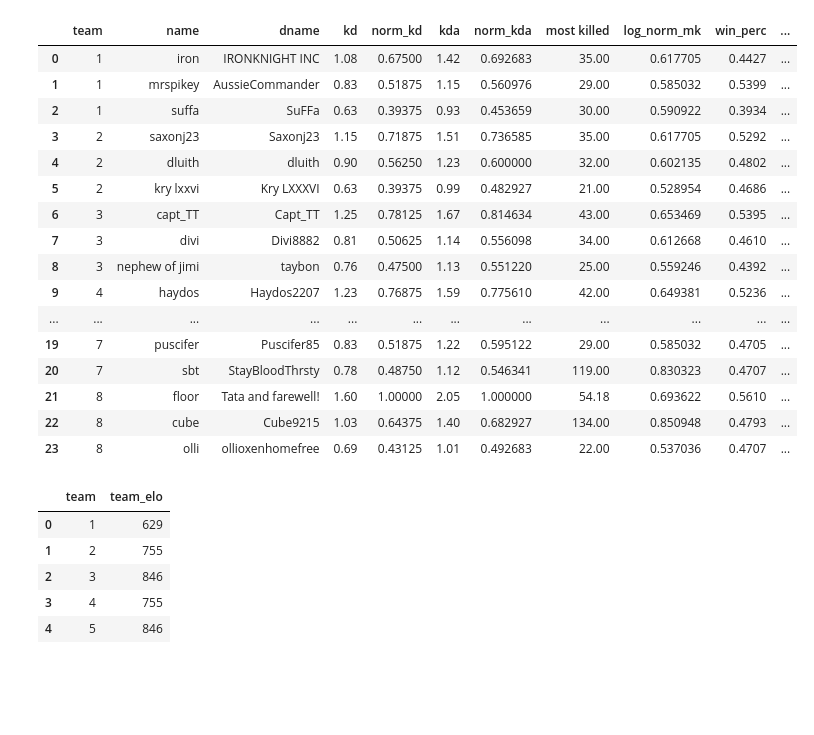
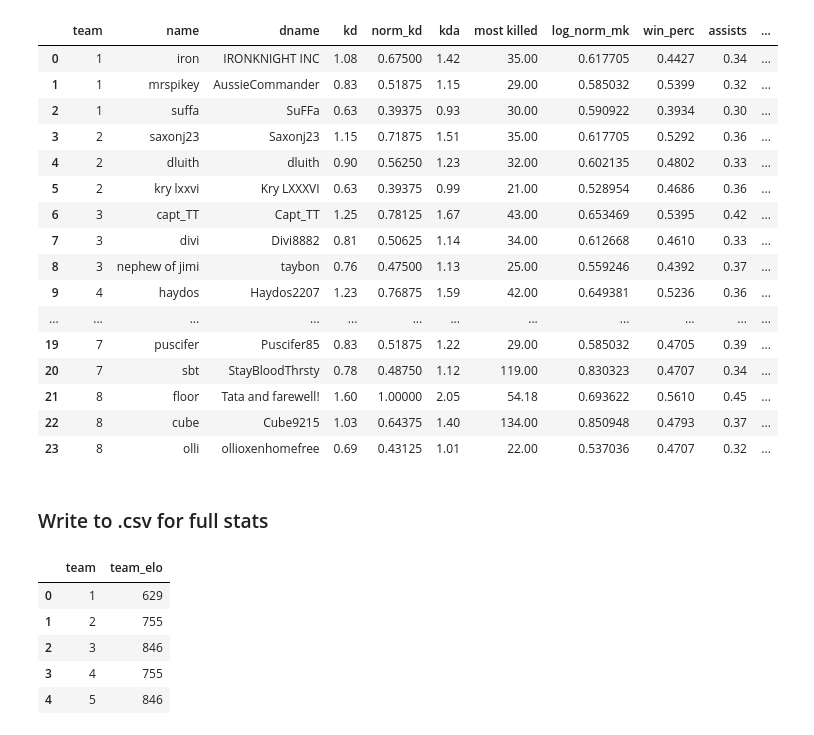
Before and after one commit to SethDKelly/asylum_pvp, a Jupyter notebook: tourny1/tourny1_elo.ipynb, the cells around one changed output. Saved outputs shown, nothing was run; the diff lists cells and outputs as text; code cells hidden in the pictures; blank space fills up the shorter version.

```diff
--- a/tourny1/tourny1_elo.ipynb
+++ b/tourny1/tourny1_elo.ipynb
@@ -2,7 +4,9 @@
 import pandas as pd
 import numpy as np
 # %%
-initial = pd.read_csv("base_stats.csv").rename({'nomr_combined':'norm_combined'},axis=1)
+initial = (pd.read_csv("base_stats.csv")
+             .rename({'nomr_combined':'norm_combined'},
+                     axis=1))
 # %%
 initial.info()
 # %% [output]
@@ -51,41 +54,63 @@ initial.head()
 # %%
+"""
+Ratings/elo mapping based on normalized combined score averages
+"""
+
 bins = [1.0,.99,.9,.8,.7,.6,.5,.4,.3,.2,.01,0.0,np.NINF]
 ratings = [800,677,366,240,149,72,0,-72,-142,-240,-366,-677]
 bins.sort()
 ratings.sort()
-initial['elo'] = pd.cut(initial.norm_combined.values,bins=bins,labels=ratings
+initial['elo'] = pd.cut(initial.norm_combined.values,
+                        bins=bins,
+                        labels=ratings
                   ).astype(int)
 # %%
-quantiles = sorted(initial.norm_combined.quantile([1,.75,.5,.25,0]).values)
+"""
+K Factor for updating ELO
+* Based on where you fall within the normalized combined ratings
+* 4 different k-values for within the quantiles
+* top 25% : 20, 75-50% : 15, 50-25% : 10, 25% below : 5
+"""
+
+quantiles = initial.norm_combined.quantile([0.0,.25,.5,.55,1.0]).values
 quantiles[0]=np.NINF
 k_value = [5,10,15,20]
-initial['k'] = pd.cut(initial.norm_combined.values,bins=quantiles,labels=k_value
+initial['k'] = pd.cut(initial.norm_combined.values,
+                      bins=quantiles,
+                      labels=k_value
                 ).astype(int)
 # %%
-df = initial.merge(initial.groupby('team').agg({"elo":'sum'}
-                                              ).reset_index().rename({'elo':'team_elo'},
-                                                                     axis=1),
-                   on='team',
-                   how='left')
+"""
+Add the team elo calculation back into the initial data set and view
+"""
+df = (initial.merge(initial.groupby('team')
+                           .agg({"elo":'sum'})
+                           .reset_index()
+                           .rename({'elo':'team_elo'},
+                                   axis=1),
+                    on='team',
+                    how='left'))
 df.head(24)
 # %% [output]
-|  | team | name | dname | kd | norm_kd | kda | norm_kda | most killed | log_norm_mk | win_perc | ... |
-| 0 | 1 | iron | IRONKNIGHT INC | 1.08 | 0.67500 | 1.42 | 0.692683 | 35.00 | 0.617705 | 0.4427 | ... |
-| 1 | 1 | mrspikey | AussieCommander | 0.83 | 0.51875 | 1.15 | 0.560976 | 29.00 | 0.585032 | 0.5399 | ... |
-| 2 | 1 | suffa | SuFFa | 0.63 | 0.39375 | 0.93 | 0.453659 | 30.00 | 0.590922 | 0.3934 | ... |
-| 3 | 2 | saxonj23 | Saxonj23 | 1.15 | 0.71875 | 1.51 | 0.736585 | 35.00 | 0.617705 | 0.5292 | ... |
-| 4 | 2 | dluith | dluith | 0.90 | 0.56250 | 1.23 | 0.600000 | 32.00 | 0.602135 | 0.4802 | ... |
-| 5 | 2 | kry lxxvi | Kry LXXXVI | 0.63 | 0.39375 | 0.99 | 0.482927 | 21.00 | 0.528954 | 0.4686 | ... |
-| 6 | 3 | capt_TT | Capt_TT | 1.25 | 0.78125 | 1.67 | 0.814634 | 43.00 | 0.653469 | 0.5395 | ... |
-| 7 | 3 | divi | Divi8882 | 0.81 | 0.50625 | 1.14 | 0.556098 | 34.00 | 0.612668 | 0.4610 | ... |
-| 8 | 3 | nephew of jimi | taybon | 0.76 | 0.47500 | 1.13 | 0.551220 | 25.00 | 0.559246 | 0.4392 | ... |
-| 9 | 4 | haydos | Haydos2207 | 1.23 | 0.76875 | 1.59 | 0.775610 | 42.00 | 0.649381 | 0.5236 | ... |
+|  | team | name | dname | kd | norm_kd | kda | most killed | log_norm_mk | win_perc | assists | ... |
+| 0 | 1 | iron | IRONKNIGHT INC | 1.08 | 0.67500 | 1.42 | 35.00 | 0.617705 | 0.4427 | 0.34 | ... |
+| 1 | 1 | mrspikey | AussieCommander | 0.83 | 0.51875 | 1.15 | 29.00 | 0.585032 | 0.5399 | 0.32 | ... |
+| 2 | 1 | suffa | SuFFa | 0.63 | 0.39375 | 0.93 | 30.00 | 0.590922 | 0.3934 | 0.30 | ... |
+| 3 | 2 | saxonj23 | Saxonj23 | 1.15 | 0.71875 | 1.51 | 35.00 | 0.617705 | 0.5292 | 0.36 | ... |
+| 4 | 2 | dluith | dluith | 0.90 | 0.56250 | 1.23 | 32.00 | 0.602135 | 0.4802 | 0.33 | ... |
+| 5 | 2 | kry lxxvi | Kry LXXXVI | 0.63 | 0.39375 | 0.99 | 21.00 | 0.528954 | 0.4686 | 0.36 | ... |
+| 6 | 3 | capt_TT | Capt_TT | 1.25 | 0.78125 | 1.67 | 43.00 | 0.653469 | 0.5395 | 0.42 | ... |
+| 7 | 3 | divi | Divi8882 | 0.81 | 0.50625 | 1.14 | 34.00 | 0.612668 | 0.4610 | 0.33 | ... |
+| 8 | 3 | nephew of jimi | taybon | 0.76 | 0.47500 | 1.13 | 25.00 | 0.559246 | 0.4392 | 0.37 | ... |
+| 9 | 4 | haydos | Haydos2207 | 1.23 | 0.76875 | 1.59 | 42.00 | 0.649381 | 0.5236 | 0.36 | ... |
 | ... | ... | ... | ... | ... | ... | ... | ... | ... | ... | ... | ... |
-| 19 | 7 | puscifer | Puscifer85 | 0.83 | 0.51875 | 1.22 | 0.595122 | 29.00 | 0.585032 | 0.4705 | ... |
-| 20 | 7 | sbt | StayBloodThrsty | 0.78 | 0.48750 | 1.12 | 0.546341 | 119.00 | 0.830323 | 0.4707 | ... |
-| 21 | 8 | floor | Tata and farewell! | 1.60 | 1.00000 | 2.05 | 1.000000 | 54.18 | 0.693622 | 0.5610 | ... |
-| 22 | 8 | cube | Cube9215 | 1.03 | 0.64375 | 1.40 | 0.682927 | 134.00 | 0.850948 | 0.4793 | ... |
-| 23 | 8 | olli | ollioxenhomefree | 0.69 | 0.43125 | 1.01 | 0.492683 | 22.00 | 0.537036 | 0.4707 | ... |
+| 19 | 7 | puscifer | Puscifer85 | 0.83 | 0.51875 | 1.22 | 29.00 | 0.585032 | 0.4705 | 0.39 | ... |
+| 20 | 7 | sbt | StayBloodThrsty | 0.78 | 0.48750 | 1.12 | 119.00 | 0.830323 | 0.4707 | 0.34 | ... |
+| 21 | 8 | floor | Tata and farewell! | 1.60 | 1.00000 | 2.05 | 54.18 | 0.693622 | 0.5610 | 0.45 | ... |
+| 22 | 8 | cube | Cube9215 | 1.03 | 0.64375 | 1.40 | 134.00 | 0.850948 | 0.4793 | 0.37 | ... |
+| 23 | 8 | olli | ollioxenhomefree | 0.69 | 0.43125 | 1.01 | 22.00 | 0.537036 | 0.4707 | 0.32 | ... |
+# %% [markdown]
+### Write to .csv for full stats
 # %%
 #df.to_csv("full_stats.csv",index=False)
 # %%
```
Also changed, not shown: parts of 23 cells of this notebook, 2 other files.
